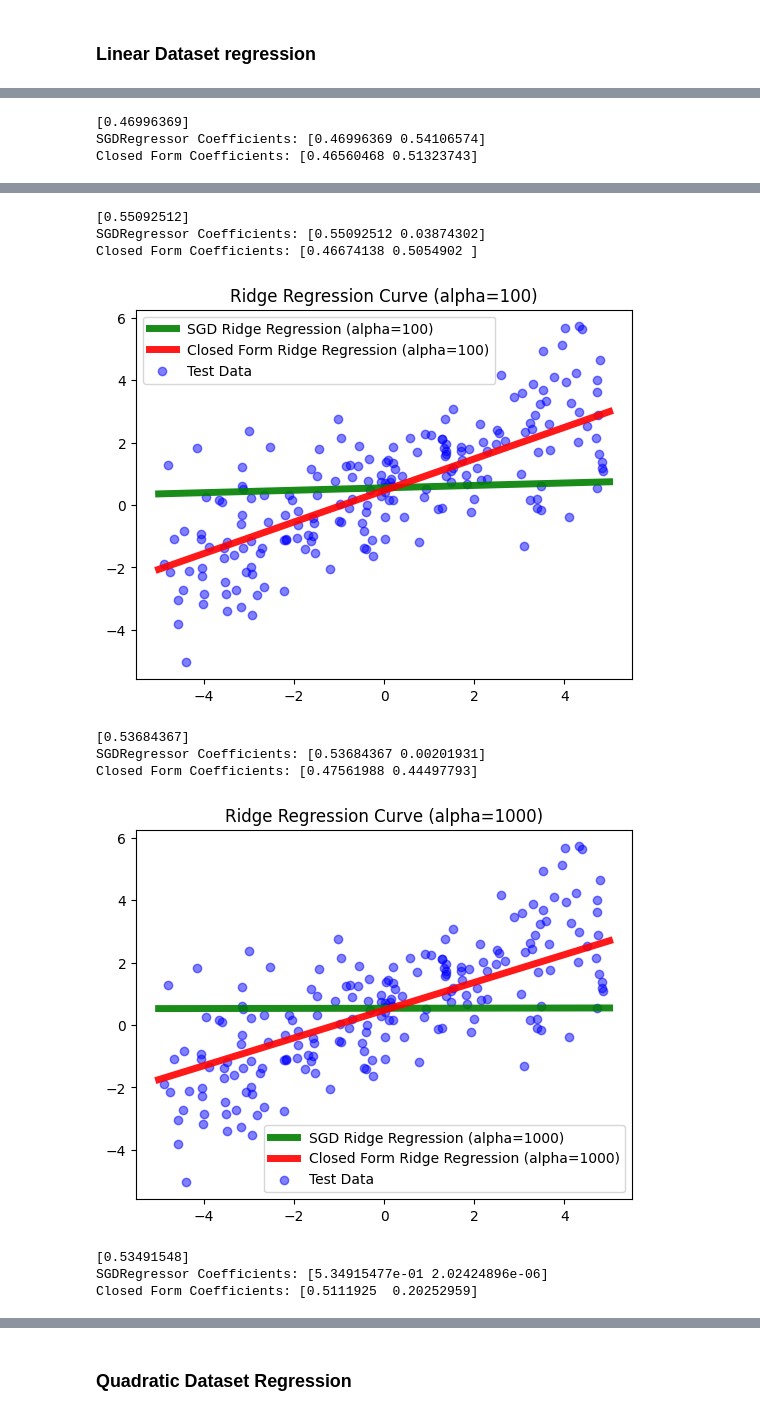
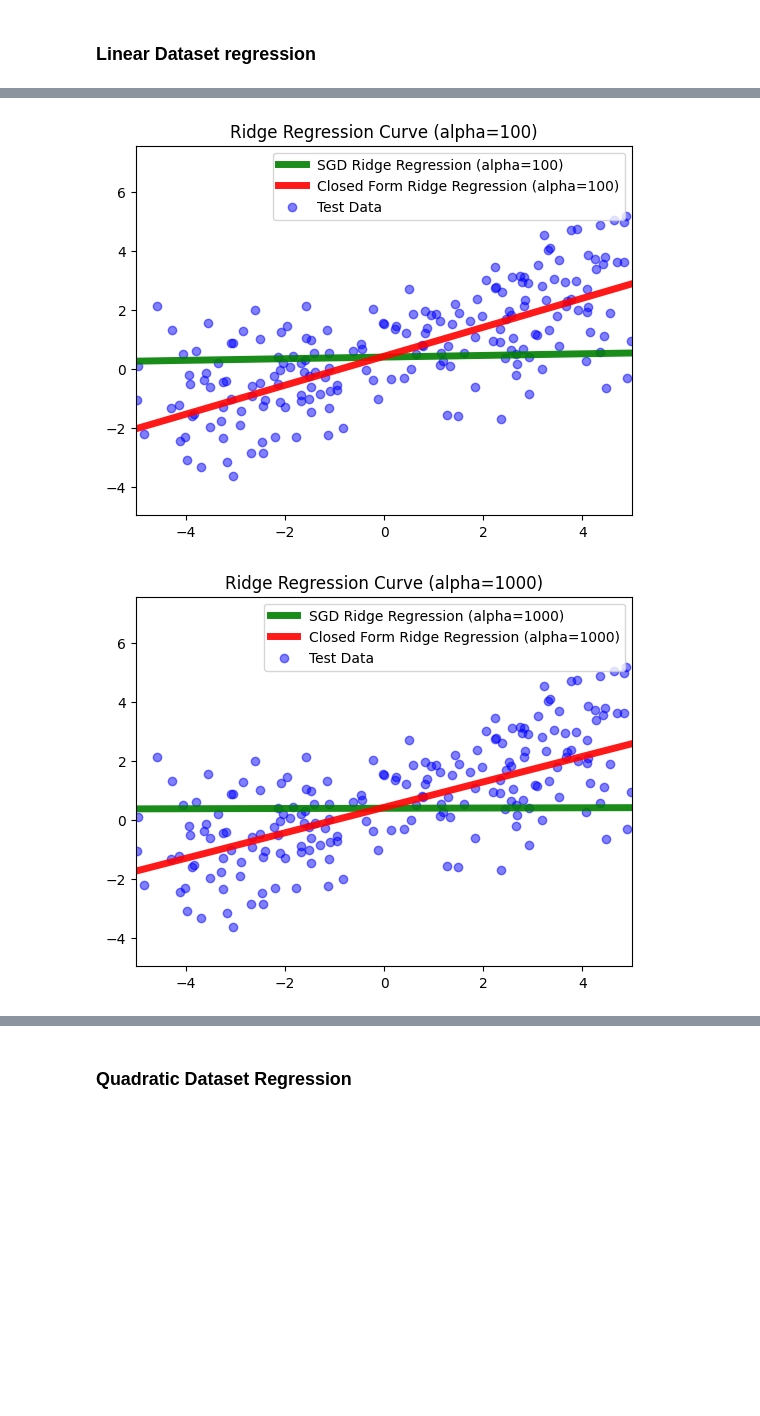
Before and after one commit to Martin-EvansUWA/ML-Project-1, a Jupyter notebook: 23621647.ipynb, the cells around one changed output, grey strips where cells are left out. Cells and saved outputs as stored; diff of their text form; code cells hidden in the pictures; blank space fills up the shorter version.

```diff
--- a/23621647.ipynb
+++ b/23621647.ipynb
@@ -171,3 +230,10 @@ plt.show()
+# %%
+def get_ylim(y_train):
+    # Get the min and max values of x_train and y_train
+    y_min, y_max = np.min(y_train), np.max(y_train)
+
+    ylim = (y_min , y_max )
+    return ylim
 # %% [markdown]
 ## Stochastic Gradient Descent Regression
 # %%
@@ -212,20 +243,16 @@ def plot_ridge_regression(alpha, x_test, y_test, results):
 def compare_alphas(alpha,x_train, x_test, y_train):
     sgd = SGDRegressor(penalty='l2', alpha=alpha, max_iter=1000)
     sgd.fit(x_train, y_train)
+
+    cls = ClosedFormRegressor(alpha=alpha)
+    cls.fit(x_train, y_train)
+
+    # Function co-efficents + intercept for plotting of the form y = w0 + w1*x + w2*x^2 + ... + wn*x^n|
     sgd_func = np.array(sgd.coef_)
     sgd_func = np.append(sgd.intercept_,sgd_func,)
-    # Function co-efficents + intercept for plotting
 
-    clf = ClosedFormRegressor(alpha=alpha)
-    clf.fit(x_train, y_train)
+    cls_func = np.array(cls.w[1:])
+    cls_func = np.append( cls.w[0],cls_func,)
 
-    clf_func = np.array(clf.w[1:])
-    clf_func = np.append( clf.w[0],clf_func,)
-
-    results = [sgd_func, clf_func]
-    print(sgd.intercept_)
-
-    print(f"SGDRegressor Coefficients: {sgd_func}")
-    print(f"Closed Form Coefficients: {clf_func}")
-
+    results = [sgd_func, cls_func]
     return results
@@ -235,7 +276,9 @@ def compare_alphas(alpha,x_train, x_test, y_train):
 # Linear Datset Testing
 xlin, ylin = generate_polynomial_dataset(1, 1000)
 x_train, x_test, y_train, y_test = get_split(xlin, ylin)
+
+
 for alpha in test_alphas:
         results  = compare_alphas(alpha, x_train, x_test, y_train)
-        plot_ridge_regression(alpha, x_test, y_test, results)
+        plot_ridge_regression(alpha, x_test, y_test, results,get_ylim(y_train))
 # %% [output]
@@ -246,3 +285,0 @@ Closed Form Coefficients: [0.46560353 0.5132453 ]
-[0.46996369]
-SGDRegressor Coefficients: [0.46996369 0.54106574]
-Closed Form Coefficients: [0.46560468 0.51323743]
@@ -250,11 +287,2 @@ Closed Form Coefficients: [0.46560468 0.51323743]
-[0.55092512]
-SGDRegressor Coefficients: [0.55092512 0.03874302]
-Closed Form Coefficients: [0.46674138 0.5054902 ]
-[figure, old version]
+[figure, new version]
-[0.53684367]
-SGDRegressor Coefficients: [0.53684367 0.00201931]
-Closed Form Coefficients: [0.47561988 0.44497793]
-[figure, old version]
+[figure, new version]
-[0.53491548]
-SGDRegressor Coefficients: [5.34915477e-01 2.02424896e-06]
-Closed Form Coefficients: [0.5111925  0.20252959]
```
Also changed, not shown: parts of 45 cells of this notebook.
